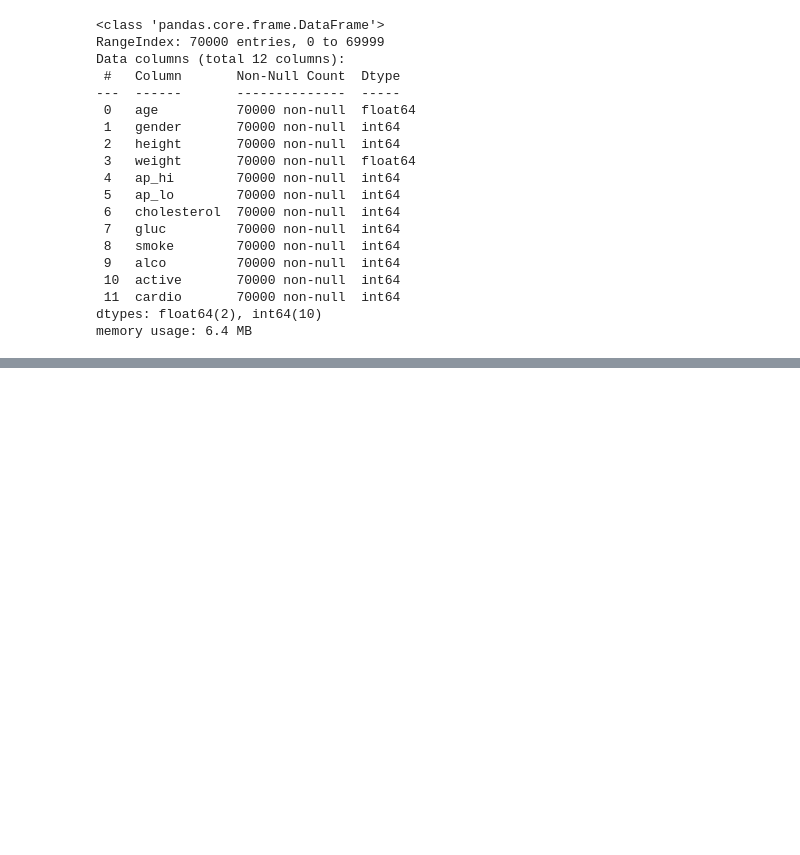
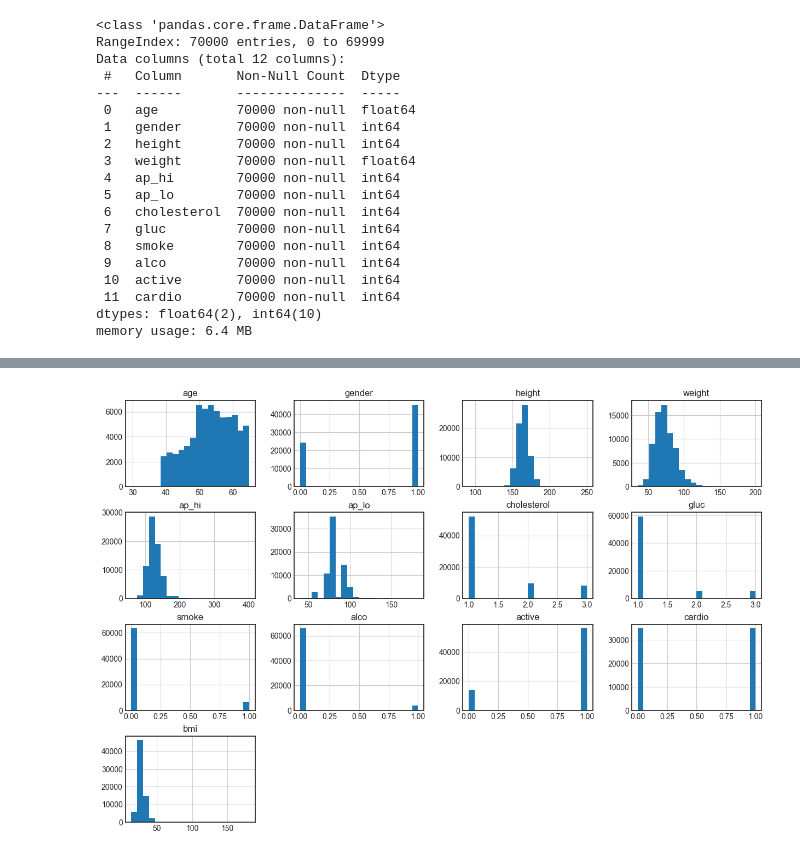
Before and after one commit to moscmh/byte2beat, a Jupyter notebook: cardio.ipynb, the cells around one changed output, grey strips where cells are left out. Saved outputs shown, nothing was run; the diff lists cells and outputs as text; code cells hidden in the pictures; blank space fills up the shorter version.

```diff
--- a/cardio.ipynb
+++ b/cardio.ipynb
@@ -80,3 +118,8 @@ df.head()
+# %%
+df.hist(figsize=(15, 10), bins=20)
+plt.show()
+# %% [output]
+[figure, added]
 # %%
 feature_list = list(df.columns)
 feature_list.remove('cardio')
```
Also changed, not shown: parts of 62 cells of this notebook, 7 other files.
